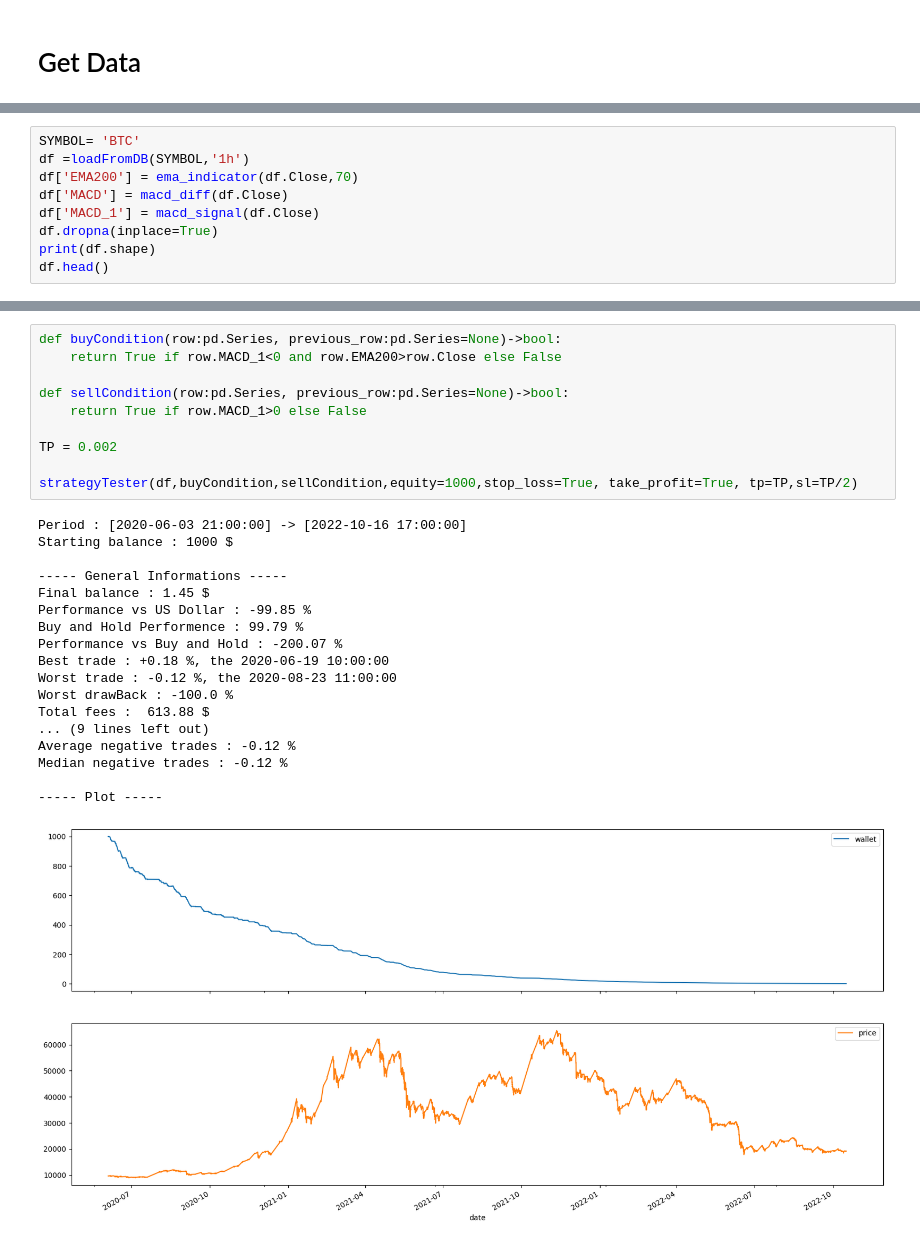
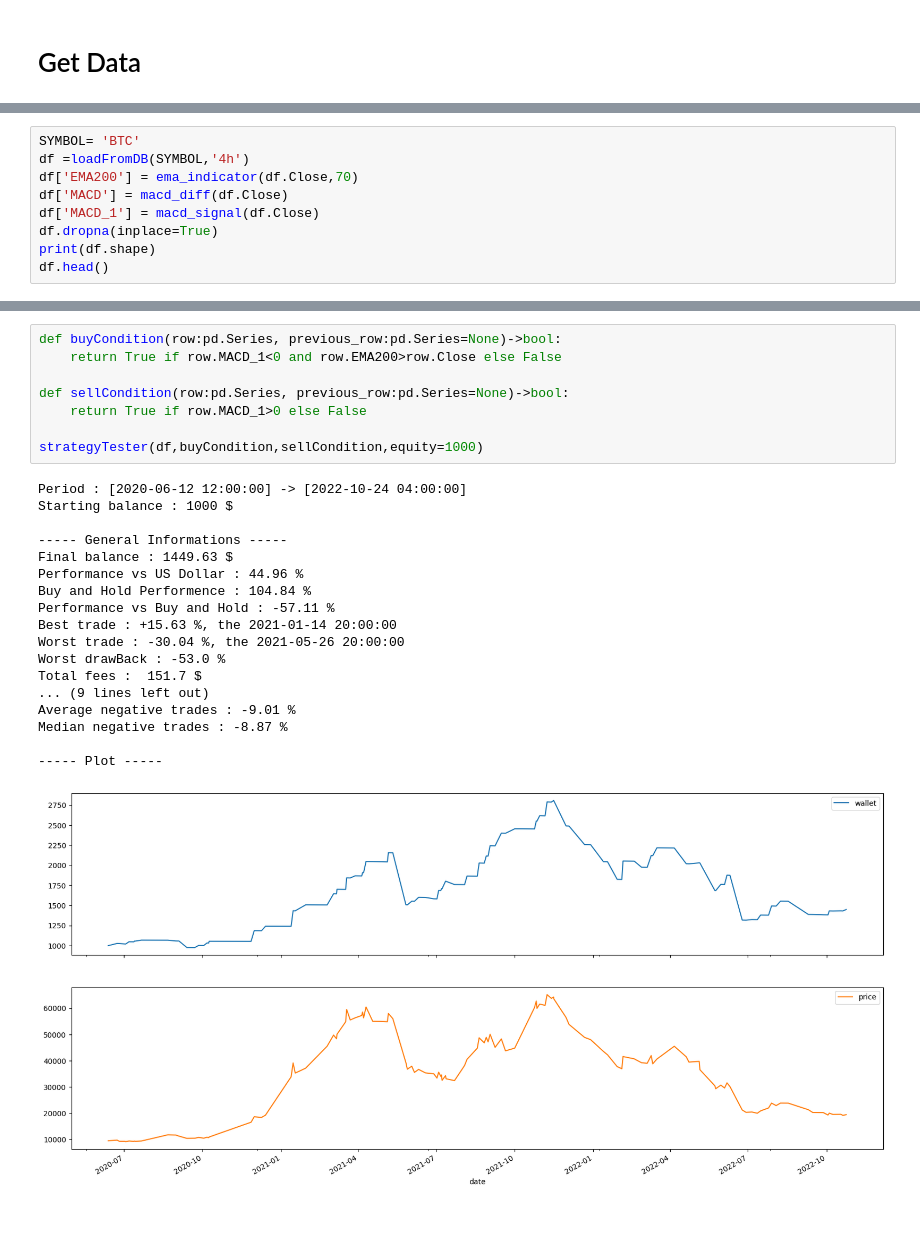
Before and after one commit to webclinic017/Trading-sandbox, a Jupyter notebook: 09_VWAP_RSI_strategy.ipynb, the cells around one changed output, grey strips where cells are left out. Saved outputs shown, nothing was run; the diff lists cells and outputs as text.

```diff
--- a/09_VWAP_RSI_strategy.ipynb
+++ b/09_VWAP_RSI_strategy.ipynb
@@ -62,7 +58,7 @@ Median negative trades : -3.34 %
 [figure]
 # %%
 SYMBOL= 'BTC'
-df =loadFromDB(SYMBOL,'1h')
+df =loadFromDB(SYMBOL,'4h')
 df['EMA200'] = ema_indicator(df.Close,70)
 df['MACD'] = macd_diff(df.Close)
 df['MACD_1'] = macd_signal(df.Close)
@@ -81,29 +77,27 @@ df.head()
 # %%
 def buyCondition(row:pd.Series, previous_row:pd.Series=None)->bool:
     return True if row.MACD_1<0 and row.EMA200>row.Close else False
 
 def sellCondition(row:pd.Series, previous_row:pd.Series=None)->bool:
     return True if row.MACD_1>0 else False
 
-TP = 0.002
-
-strategyTester(df,buyCondition,sellCondition,equity=1000,stop_loss=True, take_profit=True, tp=TP,sl=TP/2)
+strategyTester(df,buyCondition,sellCondition,equity=1000)
 # %% [output]
-Period : [2020-06-03 21:00:00] -> [2022-10-16 17:00:00]
+Period : [2020-06-12 12:00:00] -> [2022-10-24 04:00:00]
 Starting balance : 1000 $
 
 ----- General Informations -----
-Final balance : 1.45 $
-Performance vs US Dollar : -99.85 %
-Buy and Hold Performence : 99.79 %
-Performance vs Buy and Hold : -200.07 %
-Best trade : +0.18 %, the 2020-06-19 10:00:00
-Worst trade : -0.12 %, the 2020-08-23 11:00:00
-Worst drawBack : -100.0 %
-Total fees :  613.88 $
+Final balance : 1449.63 $
+Performance vs US Dollar : 44.96 %
+Buy and Hold Performence : 104.84 %
+Performance vs Buy and Hold : -57.11 %
+Best trade : +15.63 %, the 2021-01-14 20:00:00
+Worst trade : -30.04 %, the 2021-05-26 20:00:00
+Worst drawBack : -53.0 %
+Total fees :  151.7 $
 ... (9 lines left out)
-Average negative trades : -0.12 %
-Median negative trades : -0.12 %
+Average negative trades : -9.01 %
+Median negative trades : -8.87 %
 
 ----- Plot -----
-[figure, old version]
+[figure, new version]
```
Also changed, not shown: parts of 14 cells of this notebook, 4 other files.
